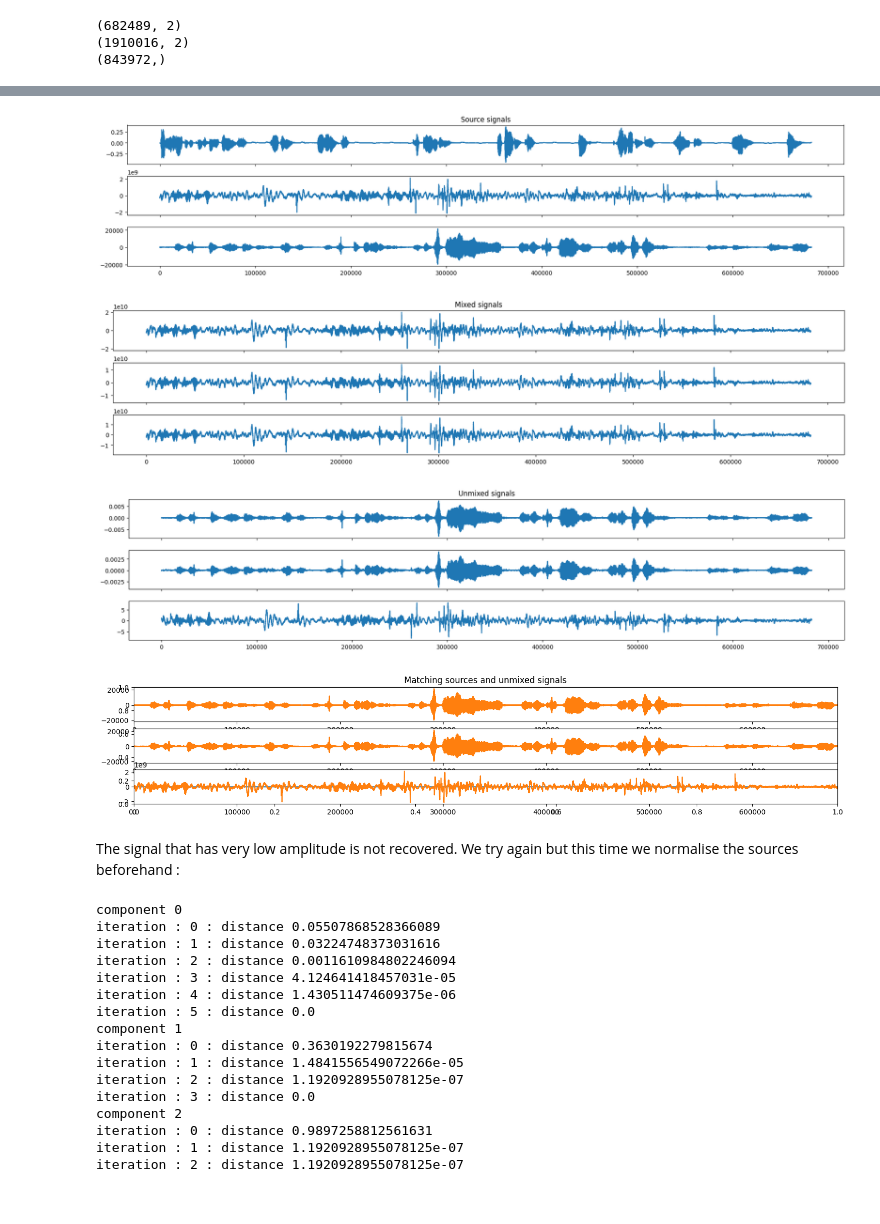
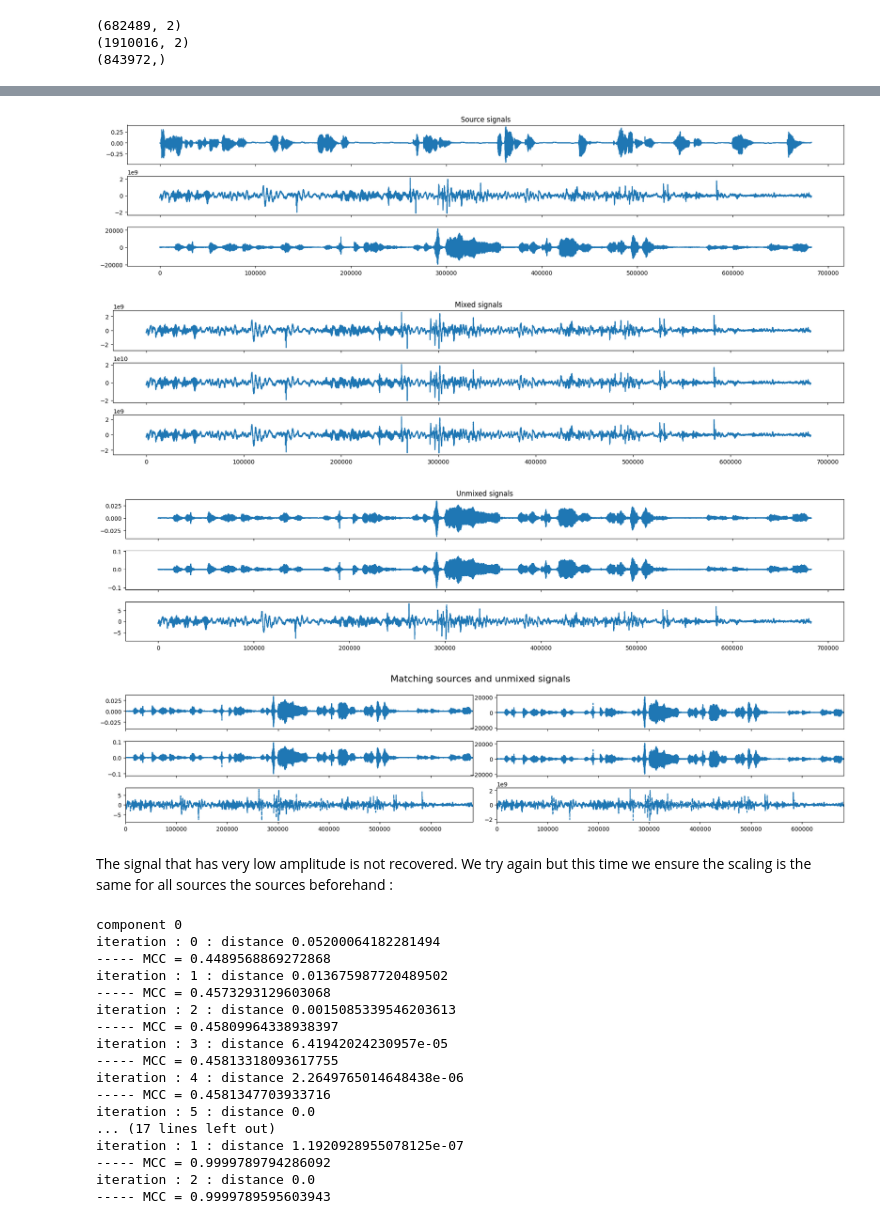
Before and after one commit to ylefay/independent_component_analysis, a Jupyter notebook: experiments/exp2_speech/exp2_speech.ipynb, the cells around one changed output, grey strips where cells are left out. Saved outputs shown, nothing was run; the diff lists cells and outputs as text; code cells hidden in the pictures.

```diff
--- a/experiments/exp2_speech/exp2_speech.ipynb
+++ b/experiments/exp2_speech/exp2_speech.ipynb
@@ -37,6 +36,6 @@ S=[s3,s4,s5]
 S, X, Xw = mix_sources(S, False)
 wf.write('./talks_mixture.wav', sampling_rate_5, X.mean(axis=0).astype(np.float32))
 # %%
-W = fast_ica(Xw, 1, 1e-8, 5000) #Nour's method.
+W, mcc = fast_ica(Xw, 1, 1e-8, 5000, true_sources=S) #Nour's method.
 # %% [output]
 component 0
@@ -60,62 +66,63 @@ unMixed = np.dot(W,Xw)
 n_signals = X.shape[0]
 # Plot input signals (not mixed)
 fig, axes = plt.subplots(nrows=n_signals, ncols=1, figsize=(18, 4),sharex=True)
 fig.tight_layout() # Or equivalently,  "plt.tight_layout()"
 axes[0].set_title('Source signals')
 for i in range(n_signals):
     axes[i].plot(S[i])
 
 # Plot mixed signals
 fig, axes = plt.subplots(nrows=n_signals, ncols=1, figsize=(18, 4),sharex=True)
 fig.tight_layout() # Or equivalently,  "plt.tight_layout()"
 axes[0].set_title('Mixed signals')
 for i in range(n_signals):
     axes[i].plot(X[i])
 
 
 # Plot recovered signals (unmixed)
 fig, axes = plt.subplots(nrows=n_signals, ncols=1, figsize=(18, 4),sharex=True)
 fig.tight_layout() # Or equivalently,  "plt.tight_layout()"
 axes[0].set_title('Unmixed signals')
 for i in range(n_signals):
     axes[i].plot(unMixed[i])
 
 Sw, _, _ = centering_and_whitening(S)
 
-plt.figure(figsize=(18,3))
-plt.title("Matching sources and unmixed signals")
-for i in range(X.shape[0]):
+
+fig, axes = plt.subplots(nrows=n_signals, ncols=2, figsize=(18, 4),sharex=True)
+fig.suptitle('Matching sources and unmixed signals', fontsize=16)
+fig.tight_layout()
+for i in range(n_signals):
     perm = np.argmax(np.abs(unMixed[i,:] @ Sw.T))
-    plt.subplot(n_signals,1,i+1)
-    plt.plot(unMixed[i,:].T)
-    plt.plot(S[perm].T)
+    axes[i,0].plot(unMixed[i,:].T,'--')
+    axes[i,1].plot(S[perm].T,'--')
     plt.xlim(0, S.shape[1])
-    # ax.set_ylim(-1.5, 1.5)
 # %% [output]
 [figure]
 [figure]
-[figure, old version]
+[figure, new version]
-[figure, old version]
+[figure, new version]
 # %% [markdown]
-The signal that has very low amplitude is not recovered. We try again but this time we normalise the sources beforehand :
+The signal that has very low amplitude is not recovered. We try again but this time we ensure the scaling is the same for all sources the sources beforehand :
 # %%
 S, X, Xw = mix_sources(S)
-W = fast_ica(Xw, 1, 1e-8, 5000) #Nour's method.
+W,mcc = fast_ica(Xw, 1, 1e-8, 5000,true_sources=S) #Nour's method.
 unMixed = np.dot(W,Xw)
 # %% [output]
 component 0
-iteration : 0 : distance 0.05507868528366089
-iteration : 1 : distance 0.03224748373031616
-iteration : 2 : distance 0.0011610984802246094
-iteration : 3 : distance 4.124641418457031e-05
-iteration : 4 : distance 1.430511474609375e-06
+iteration : 0 : distance 0.05200064182281494
+----- MCC = 0.4489568869272868
+iteration : 1 : distance 0.013675987720489502
+----- MCC = 0.4573293129603068
+iteration : 2 : distance 0.0015085339546203613
+----- MCC = 0.45809964338938397
+iteration : 3 : distance 6.41942024230957e-05
+----- MCC = 0.45813318093617755
+iteration : 4 : distance 2.2649765014648438e-06
+----- MCC = 0.4581347703933716
 iteration : 5 : distance 0.0
-component 1
-iteration : 0 : distance 0.3630192279815674
-iteration : 1 : distance 1.4841556549072266e-05
-iteration : 2 : distance 1.1920928955078125e-07
-iteration : 3 : distance 0.0
-component 2
-iteration : 0 : distance 0.9897258812561631
+... (17 lines left out)
 iteration : 1 : distance 1.1920928955078125e-07
-iteration : 2 : distance 1.1920928955078125e-07
+----- MCC = 0.9999789794286092
+iteration : 2 : distance 0.0
+----- MCC = 0.9999789595603943
```
Also changed, not shown: parts of 6 cells of this notebook, 10 other files.
